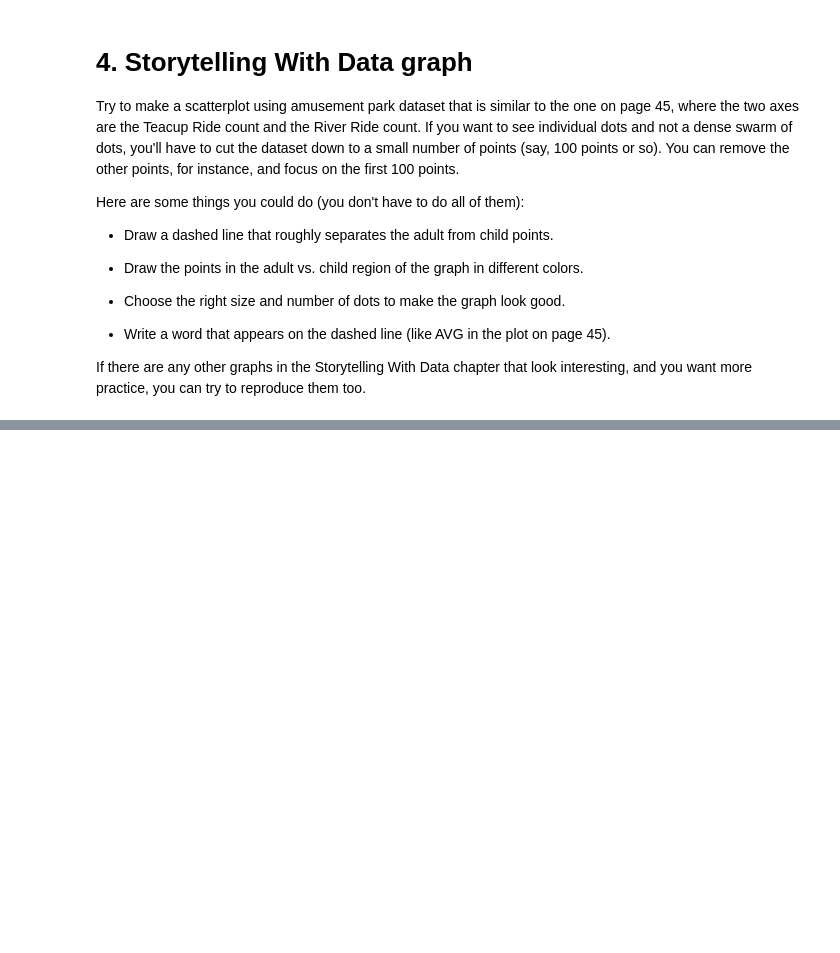
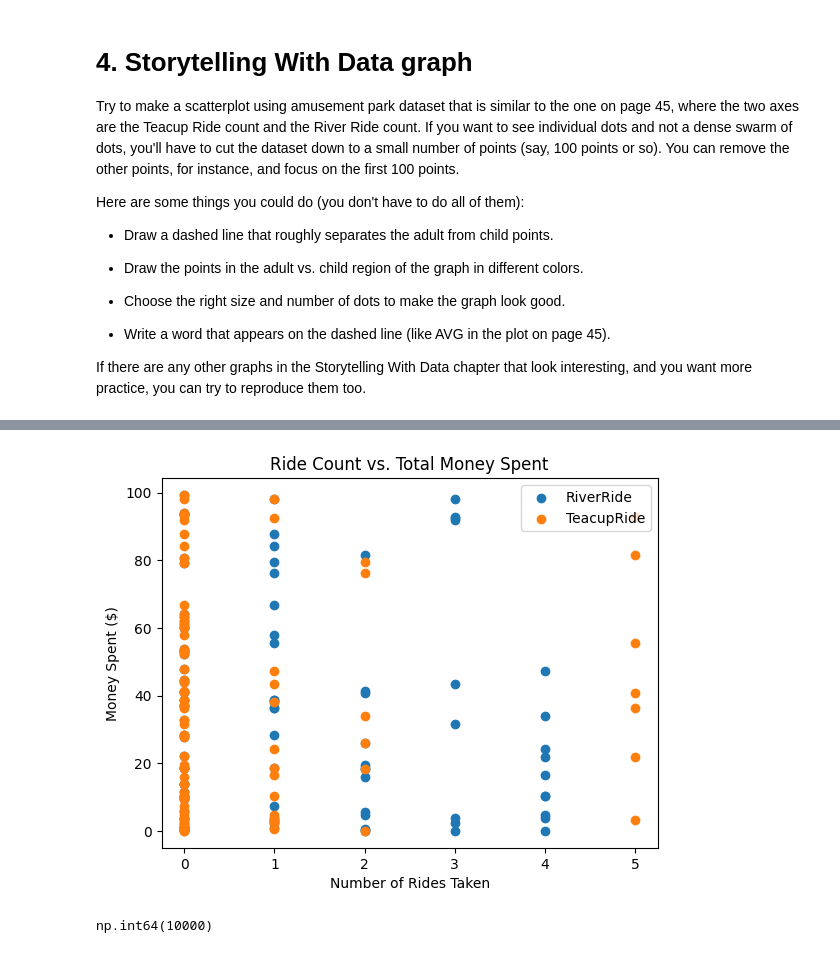
Before and after one commit to Haleymussary00/Module-B-semester-2, a Jupyter notebook: Week3.ipynb, the cells around one changed output, grey strips where cells are left out. Saved outputs shown, nothing was run; the diff lists cells and outputs as text; code cells hidden in the pictures; blank space fills up the shorter version.

```diff
--- a/Week3.ipynb
+++ b/Week3.ipynb
@@ -579,0 +642,14 @@ If there are any other graphs in the Storytelling With Data chapter that look in
+# %%
+# Plot the scatterplot vs. Money Spent
+
+plt.scatter(df_sample['RiverRide'], df_sample['MoneySpent'], color='#1f77b4', label = 'RiverRide')
+plt.scatter(df_sample['TeacupRide'], df_sample['MoneySpent'], color='#ff7f0e', label = 'TeacupRide')
+
+plt.title('Ride Count vs. Total Money Spent')
+plt.xlabel('Number of Rides Taken')
+plt.ylabel('Money Spent ($)')
+
+plt.legend()
+plt.show()
+# %% [output]
+[figure, added]
@@ -579,0 +659,4 @@ If there are any other graphs in the Storytelling With Data chapter that look in
+# %%
+df['TeacupRide'].count()
+# %% [output]
+np.int64(10000)
```
Also changed, not shown: parts of 6 cells of this notebook.
